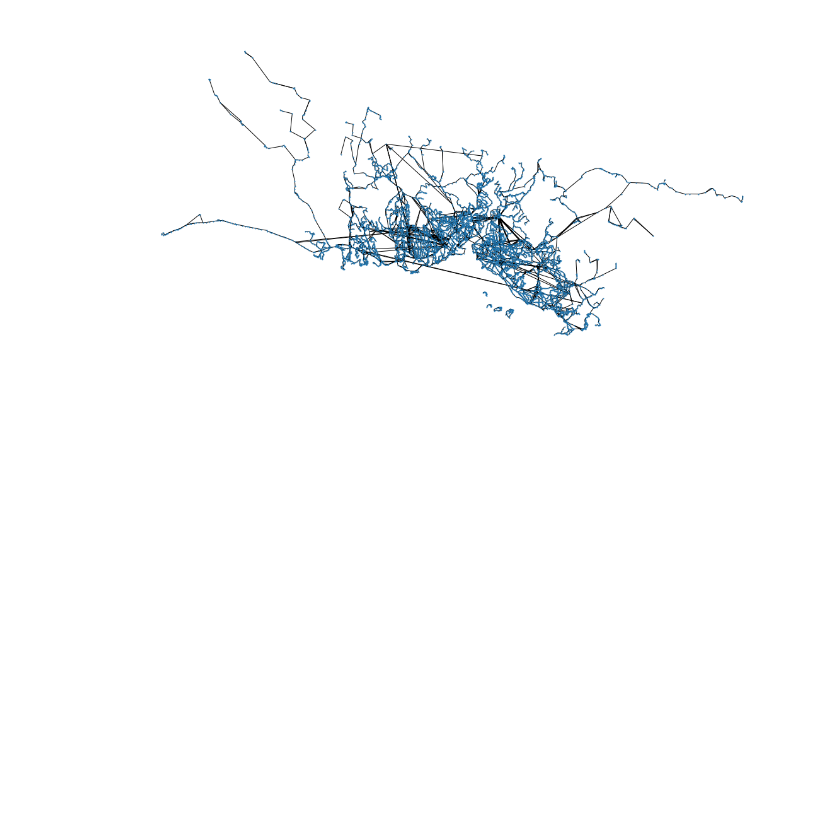
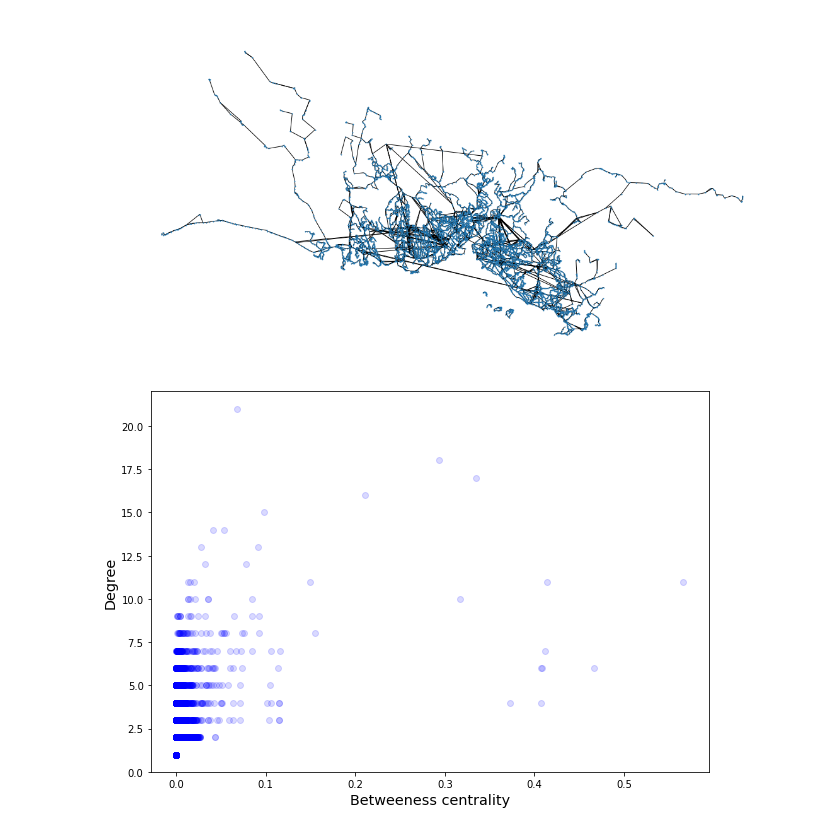
Before and after one commit to hozgurr/BLG-549E-Graph-Theory-Term-Project, a Jupyter notebook: create_digraph.ipynb, the cells around one changed output. Drawn from its saved outputs; the diff is of its cells as text; code cells hidden in the pictures; blank space fills up the shorter version.

Commit message:
Calculate and compare degree and betweeness centrality

```diff
--- a/create_digraph.ipynb
+++ b/create_digraph.ipynb
@@ -24,7 +23,7 @@ plt.show()
 # %%
 # G = nx.DiGraph()
 G = nx.Graph()
-pos = {kod:(point.x, point.y) for kod, point in zip(duraks.DURAKKODU, dk)}
+pos = {kod:(x, y) for kod, x, y in zip(duraks.DURAKKODU, duraks.XKOORDINATI, duraks.YKOORDINATI)}
 drk = {kod:durak for kod, durak in zip(duraks.DURAKKODU, duraks.DURAKADI)}
 # %%
 for hat in hatkodu:
@@ -122,3 +121,20 @@ nx.draw(G, pos=pos, node_size=1, ax=ax)
 plt.show()
 # %% [output]
 [figure]
+# %%
+for start,end in G.edges():
+    G[start][end]['weight'] = 1 / distance.geodesic(pos[start], pos[end]).kilometers
+# %%
+# Initially took me 13 min
+degrees = G.degree()
+#betweeness = nx.betweenness_centrality(G, weight='weight')
+import json
+betweeness = json.load(open('data_gathering/betweeness.json'))
+# %%
+plt.subplots(1, 1, figsize=(10,7))
+plt.plot(list(betweeness.values()), [degree for code,degree in degrees], 'ob', alpha=0.15)
+plt.ylabel(r'Degree', size='x-large')
+plt.xlabel(r'Betweeness centrality', size='x-large')
+plt.show()
+# %% [output]
+[figure, added]
```
Also changed, not shown: parts of 4 cells of this notebook, 1 other file.
